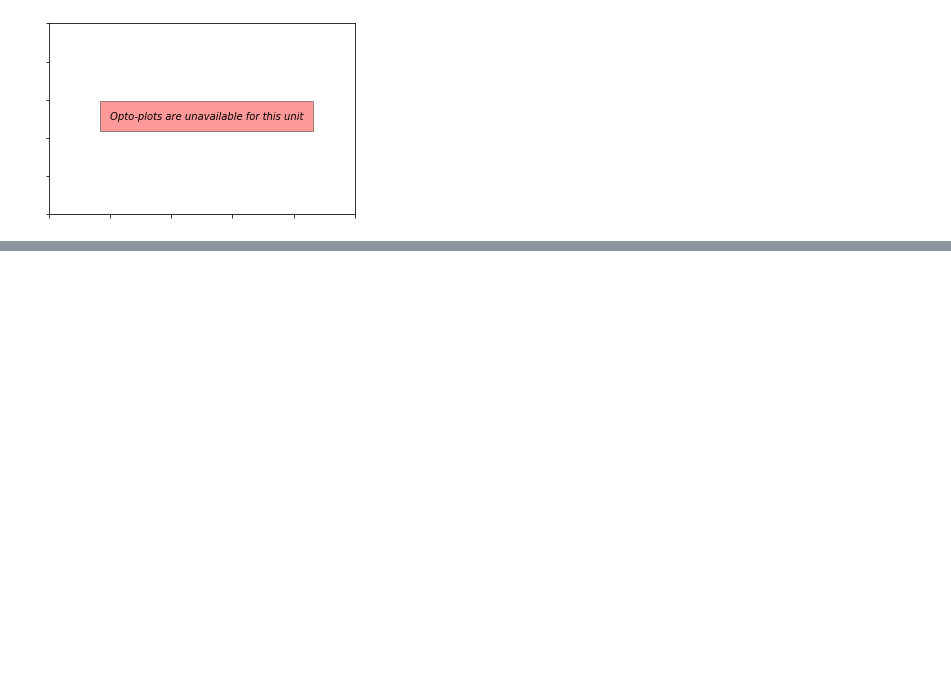
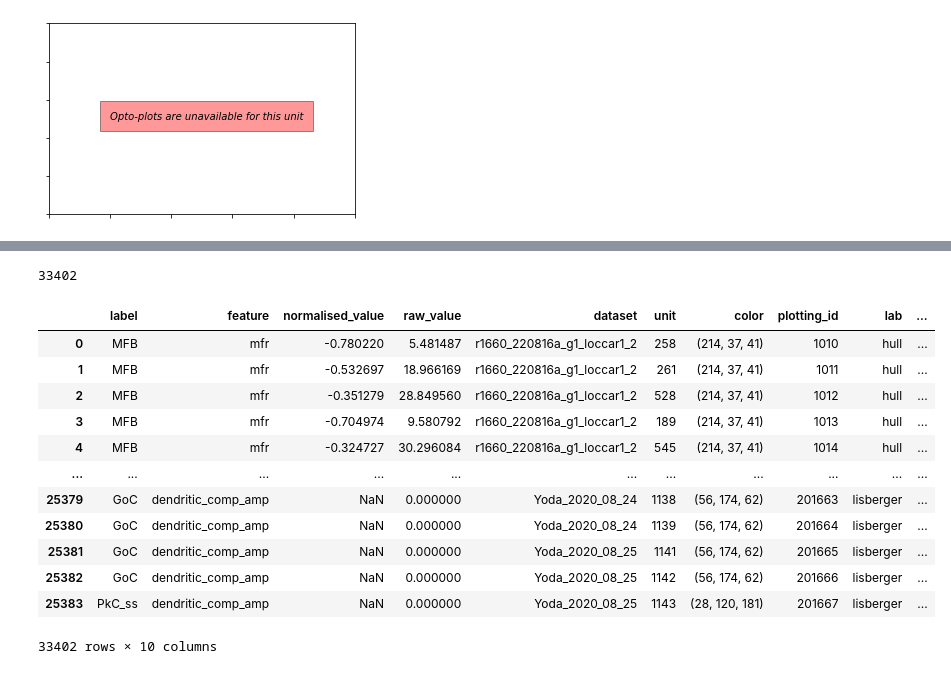
Before and after one commit to fededagos/features-app, a Jupyter notebook: Prepare_dataset_for_dashboard.ipynb, the cells around one changed output, grey strips where cells are left out. Drawn from its saved outputs; the diff is of its cells as text; code cells hidden in the pictures; blank space fills up the shorter version.

```diff
--- a/Prepare_dataset_for_dashboard.ipynb
+++ b/Prepare_dataset_for_dashboard.ipynb
@@ -802,0 +613,6 @@ plt.savefig("opto_plots_unavailable.pdf", format="pdf")
+# %%
+df_hull["lab"] = "hull"
+df_hausser["lab"] = "hausser"
+df_lisberger["lab"] = "lisberger"
+# %%
+combined_df = pd.concat([df_hull, df_hausser, df_lisberger])
@@ -802,0 +635,45 @@ plt.savefig("opto_plots_unavailable.pdf", format="pdf")
+# %%
+combined_mean = (
+    combined_df[combined_df["lab"].isin(["hull", "hausser"])]
+    .groupby("feature")["raw_value"]
+    .mean()
+)
+combined_std = (
+    combined_df[combined_df["lab"].isin(["hull", "hausser"])]
+    .groupby("feature")["raw_value"]
+    .std()
+)
+
+re_norm_features = []
+for i, row in combined_df.iterrows():
+    if row["lab"] in ["hull", "hausser"]:
+        feature = row["feature"]
+        feature_mean = combined_mean[feature]
+        feature_std = combined_std[feature]
+
+        re_normalised_feature = (row["raw_value"] - feature_mean) / feature_std
+        re_norm_features.append(re_normalised_feature)
+    else:
+        re_norm_features.append(row["normalised_value"])
+# %%
+len(re_norm_features)
+# %% [output]
+33402
+# %%
+combined_df["joint_normalised_value"] = re_norm_features
+# %%
+combined_df
+# %% [output]
+|  | label | feature | normalised_value | raw_value | dataset | unit | color | plotting_id | lab | ... |
+| 0 | MFB | mfr | -0.780220 | 5.481487 | r1660_220816a_g1_loccar1_2 | 258 | (214, 37, 41) | 1010 | hull | ... |
+| 1 | MFB | mfr | -0.532697 | 18.966169 | r1660_220816a_g1_loccar1_2 | 261 | (214, 37, 41) | 1011 | hull | ... |
+| 2 | MFB | mfr | -0.351279 | 28.849560 | r1660_220816a_g1_loccar1_2 | 528 | (214, 37, 41) | 1012 | hull | ... |
+| 3 | MFB | mfr | -0.704974 | 9.580792 | r1660_220816a_g1_loccar1_2 | 189 | (214, 37, 41) | 1013 | hull | ... |
+| 4 | MFB | mfr | -0.324727 | 30.296084 | r1660_220816a_g1_loccar1_2 | 545 | (214, 37, 41) | 1014 | hull | ... |
+| ... | ... | ... | ... | ... | ... | ... | ... | ... | ... | ... |
+| 25379 | GoC | dendritic_comp_amp | NaN | 0.000000 | Yoda_2020_08_24 | 1138 | (56, 174, 62) | 201663 | lisberger | ... |
+| 25380 | GoC | dendritic_comp_amp | NaN | 0.000000 | Yoda_2020_08_24 | 1139 | (56, 174, 62) | 201664 | lisberger | ... |
+| 25381 | GoC | dendritic_comp_amp | NaN | 0.000000 | Yoda_2020_08_25 | 1141 | (56, 174, 62) | 201665 | lisberger | ... |
+| 25382 | GoC | dendritic_comp_amp | NaN | 0.000000 | Yoda_2020_08_25 | 1142 | (56, 174, 62) | 201666 | lisberger | ... |
+| 25383 | PkC_ss | dendritic_comp_amp | NaN | 0.000000 | Yoda_2020_08_25 | 1143 | (28, 120, 181) | 201667 | lisberger | ... |
+33402 rows × 10 columns
```
Also changed, not shown: parts of 61 cells of this notebook, 20 other files.
